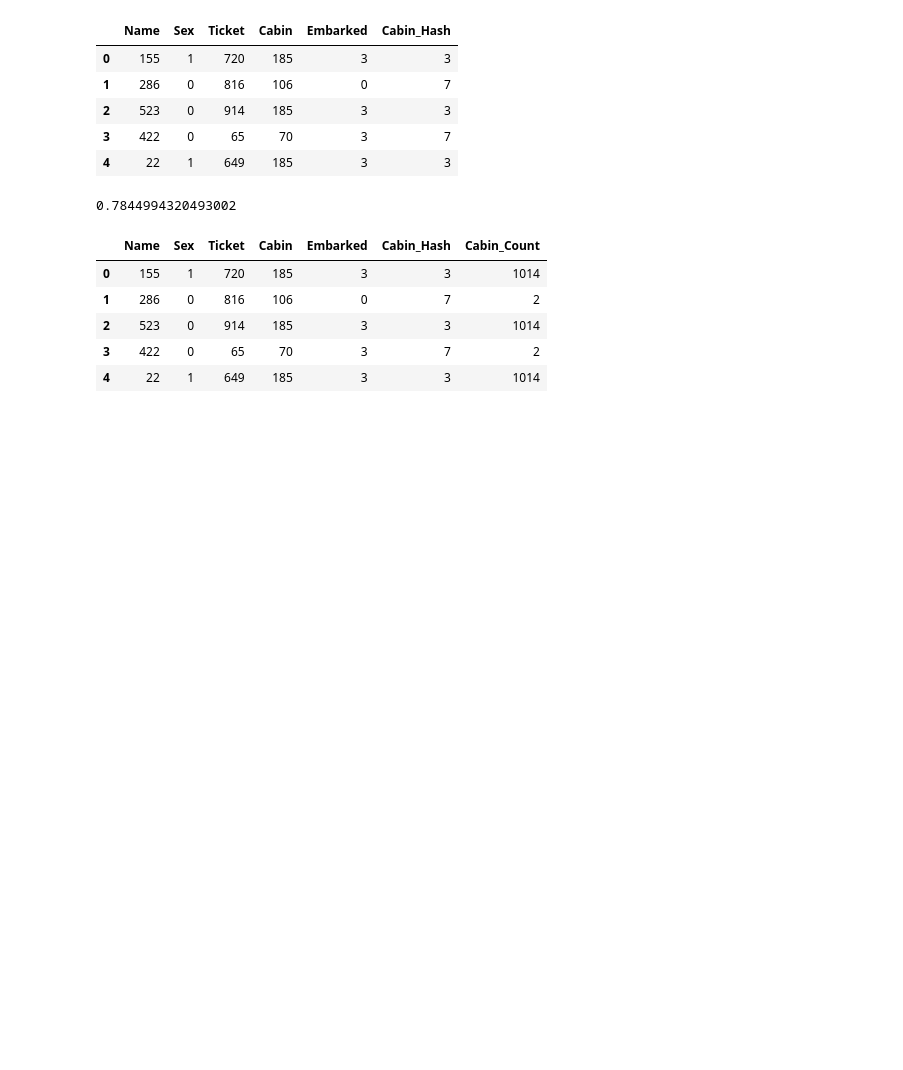
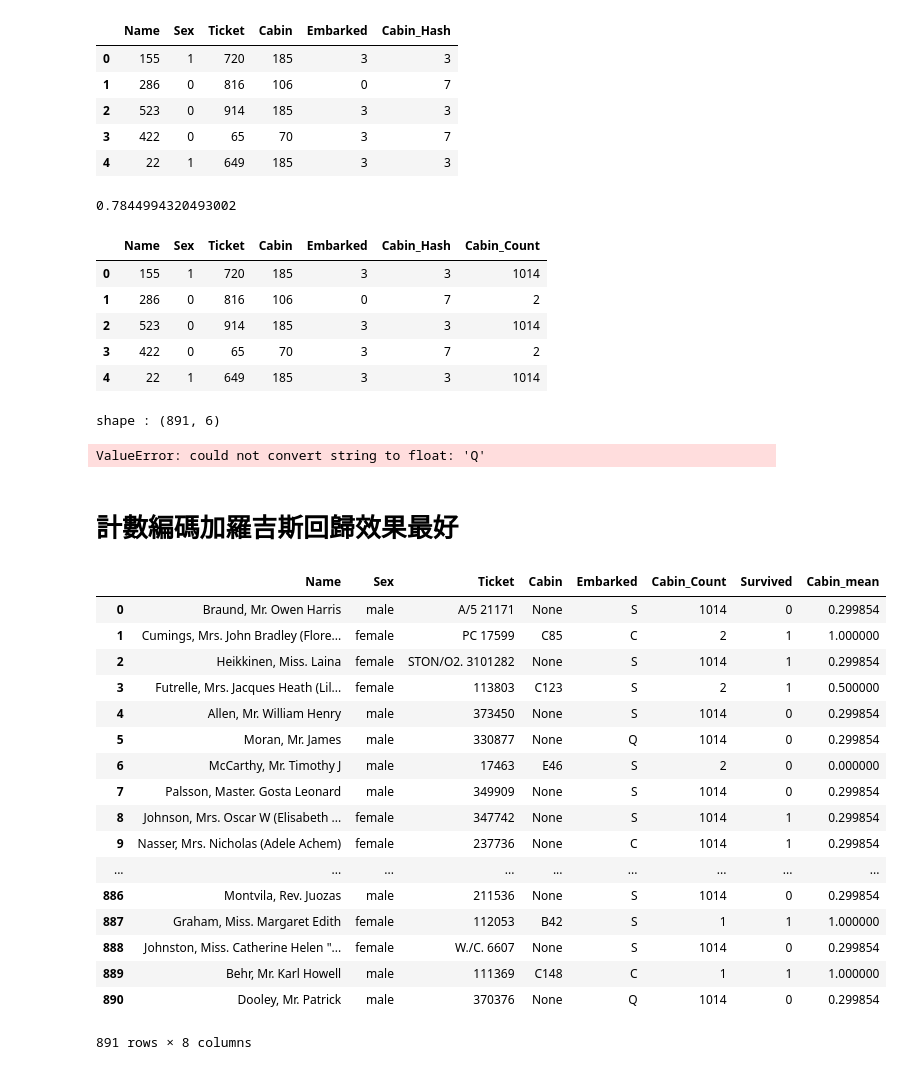
Before and after one commit to rogeredc/ML-100-Days, a Jupyter notebook: homework/Day_024_HW.ipynb, the cells around one changed output. Saved outputs shown, nothing was run; the diff lists cells and outputs as text; code cells hidden in the pictures; blank space fills up the shorter version.

```diff
--- a/homework/Day_024_HW.ipynb
+++ b/homework/Day_024_HW.ipynb
@@ -144,0 +143,43 @@ df_temp.head()
+# %%
+# 均值編碼 + 邏輯斯迴歸
+data = pd.concat([df[:train_num], train_Y], axis=1)
+mean_df = data.groupby(['Cabin'])['Survived'].mean().reset_index()
+mean_df.columns = ['Cabin','Cabin_mean']
+data = pd.merge(data, mean_df, on=['Cabin'], how='left')
+data = data.drop(['Cabin'] , axis=1)
+data = data.drop(['Survived'] , axis=1)
+estimator = LogisticRegression()
+start = time.time()
+print(f'shape : {data.shape}')
+print(f'score : {cross_val_score(estimator, data , train_Y, cv=5).mean()}')
+print(f'time : {time.time() - start} sec')
+# %% [output]
+shape : (891, 6)
+ValueError: could not convert string to float: 'Q'
+# %% [markdown]
+# 計數編碼加羅吉斯回歸效果最好
+# %%
+data = pd.concat([df[:train_num], train_Y], axis=1)
+mean_df = data.groupby(['Cabin'])['Survived'].mean().reset_index()
+mean_df.columns = ['Cabin','Cabin_mean']
+data = pd.merge(data, mean_df, on=['Cabin'], how='left')
+data
+# %% [output]
+|  | Name | Sex | Ticket | Cabin | Embarked | Cabin_Count | Survived | Cabin_mean |
+| 0 | Braund, Mr. Owen Harris | male | A/5 21171 | None | S | 1014 | 0 | 0.299854 |
+| 1 | Cumings, Mrs. John Bradley (Flore... | female | PC 17599 | C85 | C | 2 | 1 | 1.000000 |
+| 2 | Heikkinen, Miss. Laina | female | STON/O2. 3101282 | None | S | 1014 | 1 | 0.299854 |
+| 3 | Futrelle, Mrs. Jacques Heath (Lil... | female | 113803 | C123 | S | 2 | 1 | 0.500000 |
+| 4 | Allen, Mr. William Henry | male | 373450 | None | S | 1014 | 0 | 0.299854 |
+| 5 | Moran, Mr. James | male | 330877 | None | Q | 1014 | 0 | 0.299854 |
+| 6 | McCarthy, Mr. Timothy J | male | 17463 | E46 | S | 2 | 0 | 0.000000 |
+| 7 | Palsson, Master. Gosta Leonard | male | 349909 | None | S | 1014 | 0 | 0.299854 |
+| 8 | Johnson, Mrs. Oscar W (Elisabeth ... | female | 347742 | None | S | 1014 | 1 | 0.299854 |
+| 9 | Nasser, Mrs. Nicholas (Adele Achem) | female | 237736 | None | C | 1014 | 1 | 0.299854 |
+| ... | ... | ... | ... | ... | ... | ... | ... | ... |
+| 886 | Montvila, Rev. Juozas | male | 211536 | None | S | 1014 | 0 | 0.299854 |
+| 887 | Graham, Miss. Margaret Edith | female | 112053 | B42 | S | 1 | 1 | 1.000000 |
+| 888 | Johnston, Miss. Catherine Helen "... | female | W./C. 6607 | None | S | 1014 | 0 | 0.299854 |
+| 889 | Behr, Mr. Karl Howell | male | 111369 | C148 | C | 1 | 1 | 1.000000 |
+| 890 | Dooley, Mr. Patrick | male | 370376 | None | Q | 1014 | 0 | 0.299854 |
+891 rows × 8 columns
```
Also changed, not shown: parts of 1 cell of this notebook.
